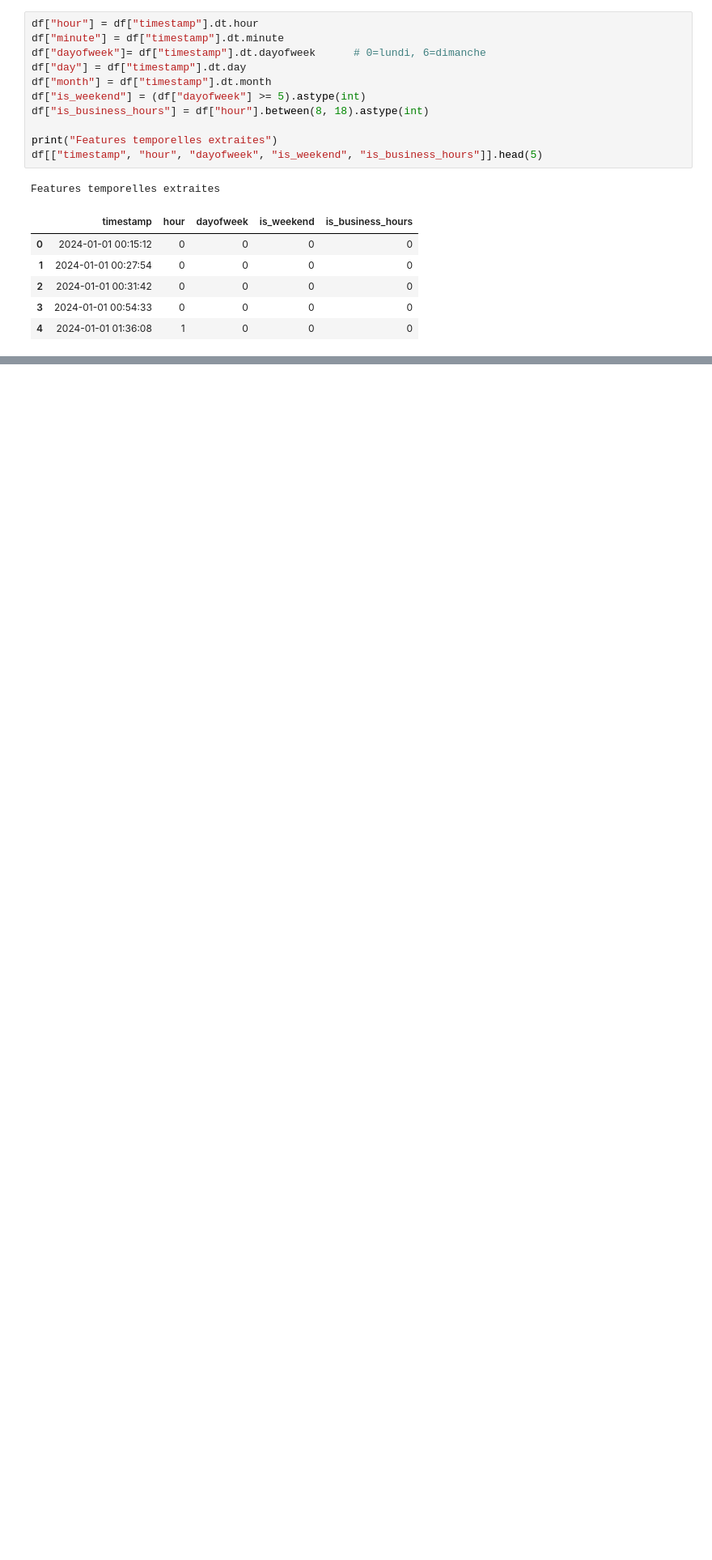
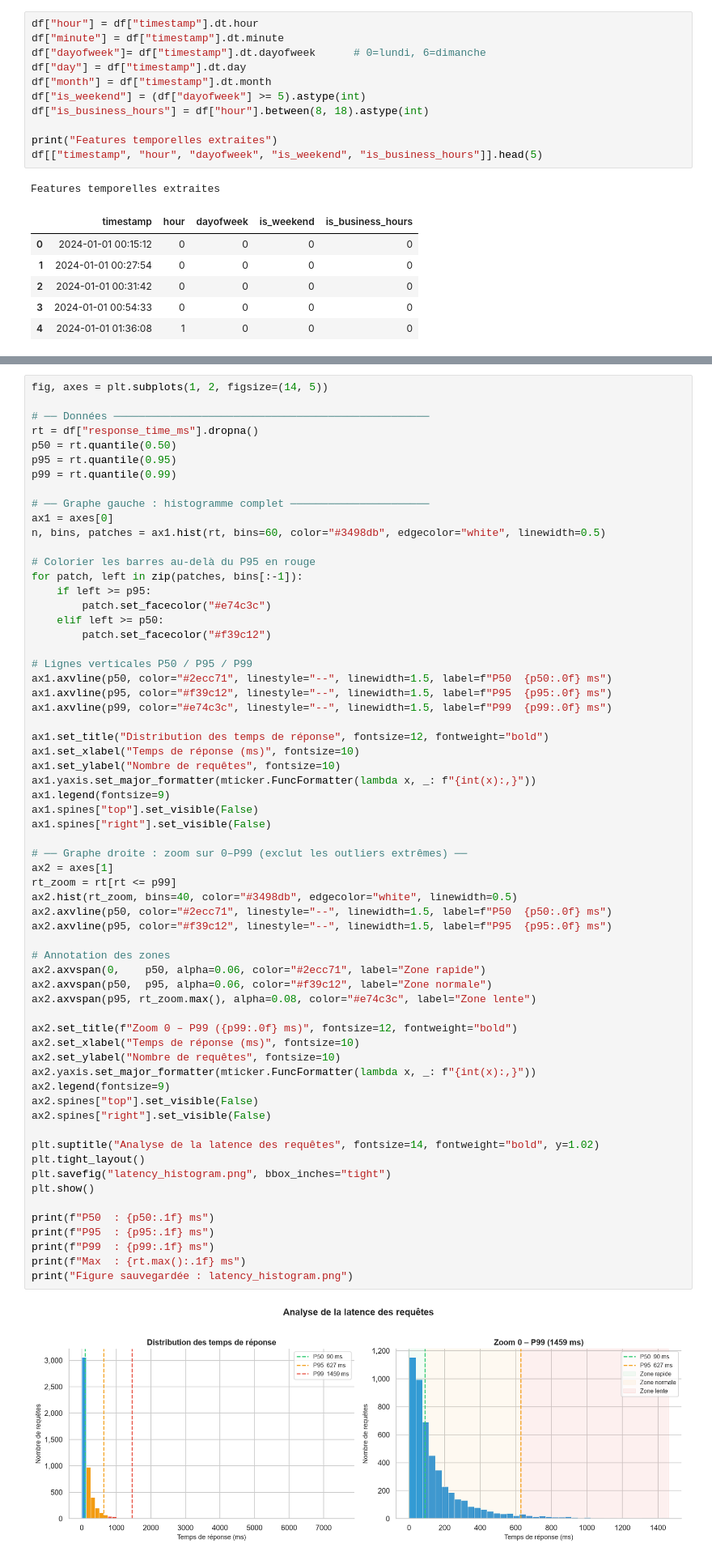
Before and after one commit to majda-soussia/Api-anomaly-detection, a Jupyter notebook: etl.ipynb, the cells around one changed output, grey strips where cells are left out. Shown at 81% size. Saved outputs shown, nothing was run; the diff lists cells and outputs as text; blank space fills up the shorter version.

```diff
--- a/etl.ipynb
+++ b/etl.ipynb
@@ -271,0 +369,65 @@ Features temporelles extraites
+# %%
+fig, axes = plt.subplots(1, 2, figsize=(14, 5))
+
+# ── Données ──────────────────────────────────────────────────
+rt = df["response_time_ms"].dropna()
+p50 = rt.quantile(0.50)
+p95 = rt.quantile(0.95)
+p99 = rt.quantile(0.99)
+
+# ── Graphe gauche : histogramme complet ──────────────────────
+ax1 = axes[0]
+n, bins, patches = ax1.hist(rt, bins=60, color="#3498db", edgecolor="white", linewidth=0.5)
+
+# Colorier les barres au-delà du P95 en rouge
+for patch, left in zip(patches, bins[:-1]):
+    if left >= p95:
+        patch.set_facecolor("#e74c3c")
+    elif left >= p50:
+        patch.set_facecolor("#f39c12")
+
+# Lignes verticales P50 / P95 / P99
+ax1.axvline(p50, color="#2ecc71", linestyle="--", linewidth=1.5, label=f"P50  {p50:.0f} ms")
+ax1.axvline(p95, color="#f39c12", linestyle="--", linewidth=1.5, label=f"P95  {p95:.0f} ms")
+ax1.axvline(p99, color="#e74c3c", linestyle="--", linewidth=1.5, label=f"P99  {p99:.0f} ms")
+
+ax1.set_title("Distribution des temps de réponse", fontsize=12, fontweight="bold")
+ax1.set_xlabel("Temps de réponse (ms)", fontsize=10)
+ax1.set_ylabel("Nombre de requêtes", fontsize=10)
+ax1.yaxis.set_major_formatter(mticker.FuncFormatter(lambda x, _: f"{int(x):,}"))
+ax1.legend(fontsize=9)
+ax1.spines["top"].set_visible(False)
+ax1.spines["right"].set_visible(False)
+
+# ── Graphe droite : zoom sur 0–P99 (exclut les outliers extrêmes) ──
+ax2 = axes[1]
+rt_zoom = rt[rt <= p99]
+ax2.hist(rt_zoom, bins=40, color="#3498db", edgecolor="white", linewidth=0.5)
+ax2.axvline(p50, color="#2ecc71", linestyle="--", linewidth=1.5, label=f"P50  {p50:.0f} ms")
+ax2.axvline(p95, color="#f39c12", linestyle="--", linewidth=1.5, label=f"P95  {p95:.0f} ms")
+
+# Annotation des zones
+ax2.axvspan(0,    p50, alpha=0.06, color="#2ecc71", label="Zone rapide")
+ax2.axvspan(p50,  p95, alpha=0.06, color="#f39c12", label="Zone normale")
+ax2.axvspan(p95, rt_zoom.max(), alpha=0.08, color="#e74c3c", label="Zone lente")
+
+ax2.set_title(f"Zoom 0 – P99 ({p99:.0f} ms)", fontsize=12, fontweight="bold")
+ax2.set_xlabel("Temps de réponse (ms)", fontsize=10)
+ax2.set_ylabel("Nombre de requêtes", fontsize=10)
+ax2.yaxis.set_major_formatter(mticker.FuncFormatter(lambda x, _: f"{int(x):,}"))
+ax2.legend(fontsize=9)
+ax2.spines["top"].set_visible(False)
+ax2.spines["right"].set_visible(False)
+
+plt.suptitle("Analyse de la latence des requêtes", fontsize=14, fontweight="bold", y=1.02)
+plt.tight_layout()
+plt.savefig("latency_histogram.png", bbox_inches="tight")
+plt.show()
+
+print(f"P50  : {p50:.1f} ms")
+print(f"P95  : {p95:.1f} ms")
+print(f"P99  : {p99:.1f} ms")
+print(f"Max  : {rt.max():.1f} ms")
+print("Figure sauvegardée : latency_histogram.png")
+# %% [output]
+[figure, added]
```
Also changed, not shown: parts of 10 cells of this notebook, 4 other files.
